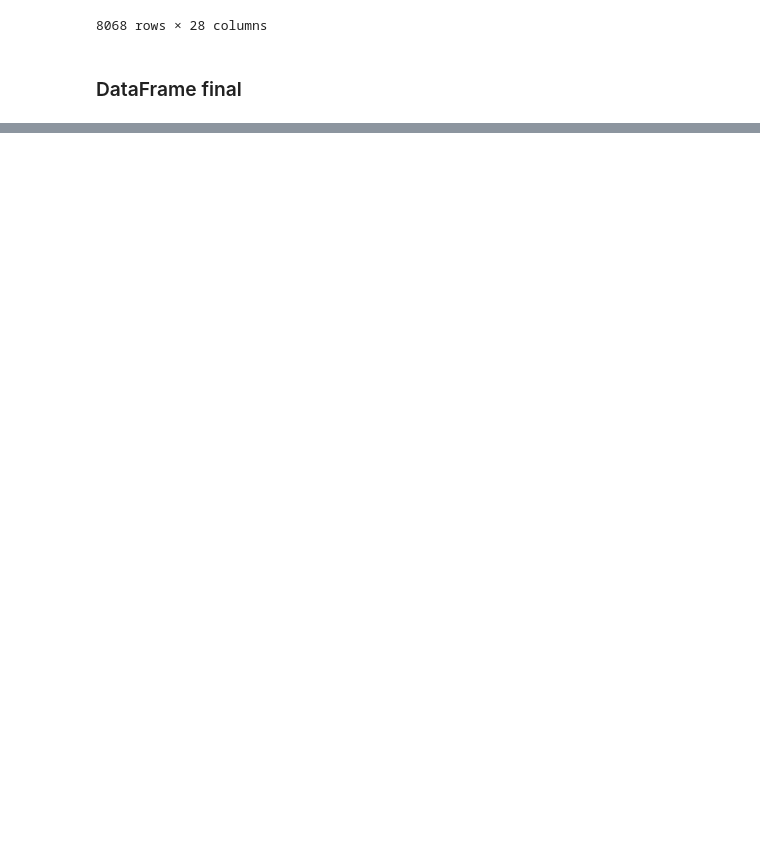
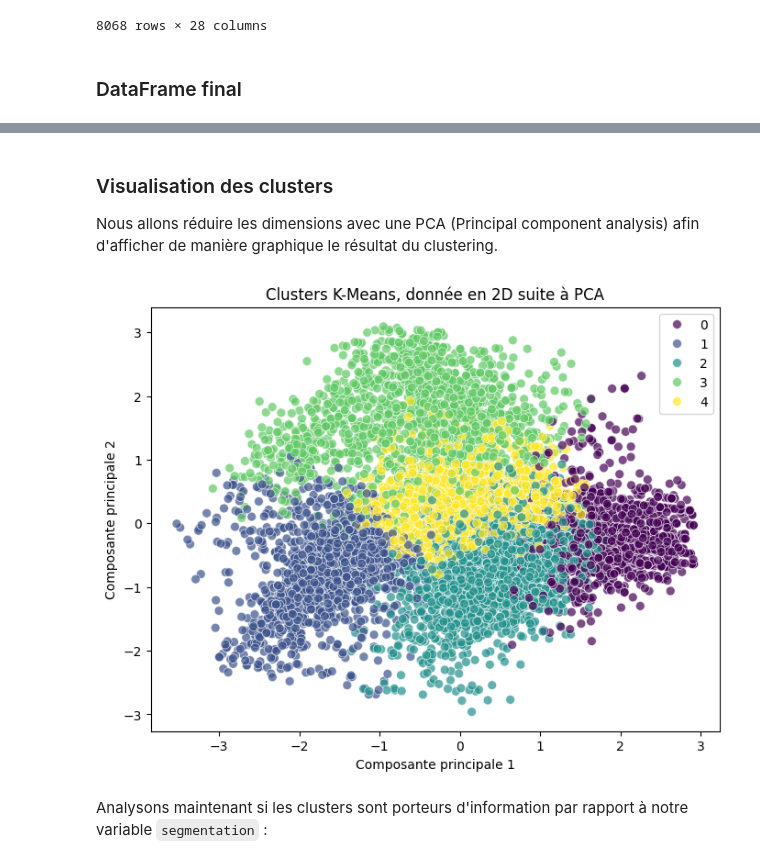
Before and after one commit to anthonybnl/projet-datascience, a Jupyter notebook: notebook-eda-models.ipynb, the cells around one changed output, grey strips where cells are left out. Drawn from its saved outputs; the diff is of its cells as text; code cells hidden in the pictures; blank space fills up the shorter version.

```diff
--- a/notebook-eda-models.ipynb
+++ b/notebook-eda-models.ipynb
@@ -424,0 +479,10 @@ df_final
+# %%
+n_clusters = 5
+# %%
+kmeans = KMeans(n_clusters=n_clusters, random_state=17, n_init=10)
+clusters = kmeans.fit_predict(df_features_only)
+
+df_kmeans = df_final.copy()
+df_kmeans["cluster"] = clusters
+
+df_kmeans
@@ -424,0 +503,20 @@ df_final
+# %% [markdown]
+### Visualisation des clusters
+
+Nous allons réduire les dimensions avec une PCA (Principal component analysis) afin d'afficher de manière graphique le résultat du clustering.
+# %%
+pca = PCA(n_components=2)
+X_pca = pca.fit_transform(df_features_only)
+
+plt.figure(figsize=(8, 6))
+sns.scatterplot(
+    x=X_pca[:, 0], y=X_pca[:, 1], hue=clusters, palette="viridis", s=50, alpha=0.7
+)
+plt.title(f"Clusters K-Means, donnée en 2D suite à PCA")
+plt.xlabel("Composante principale 1")
+plt.ylabel("Composante principale 2")
+plt.show()
+# %% [output]
+[figure, added]
+# %% [markdown]
+Analysons maintenant si les clusters sont porteurs d'information par rapport à notre variable `segmentation` :
```
Also changed, not shown: parts of 15 cells of this notebook, 1 other file.
